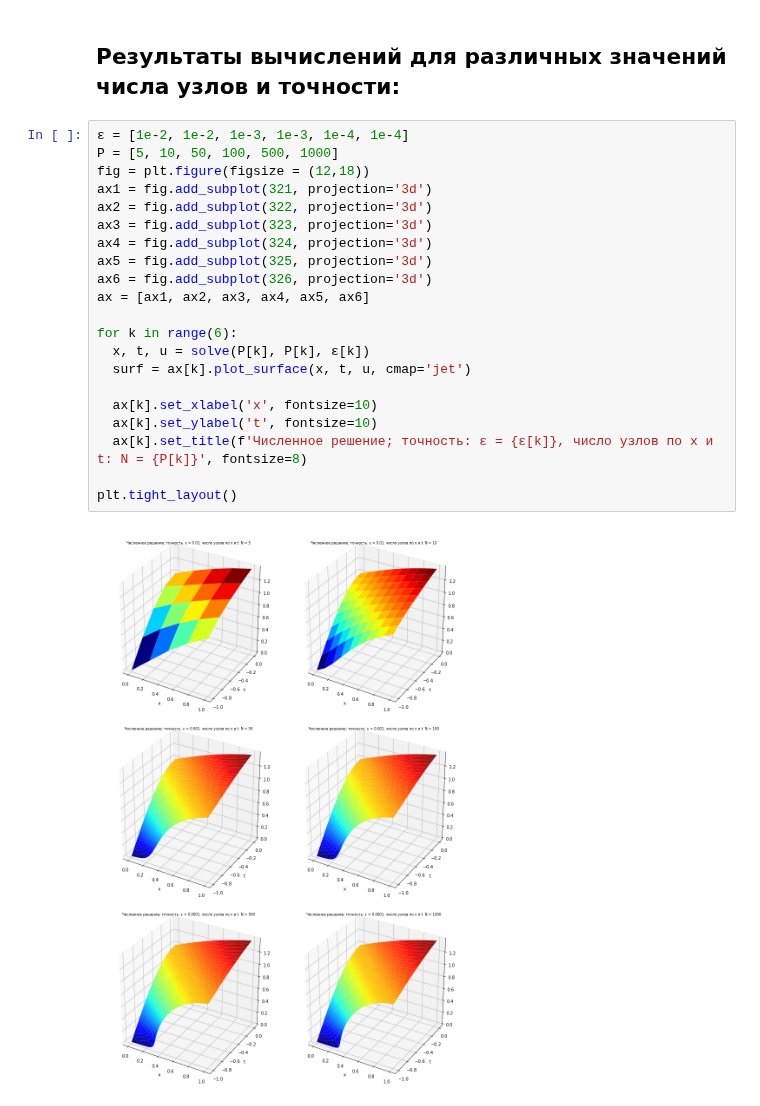
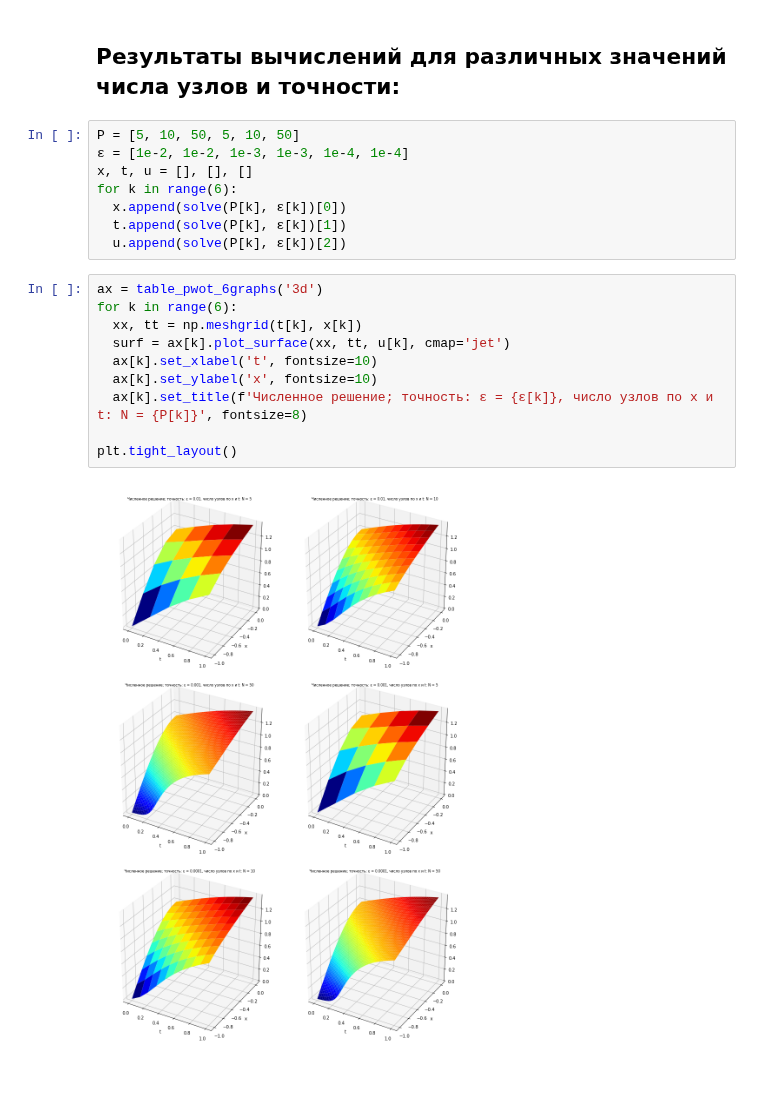
Before and after one commit to ctbip/omm-praki, a Jupyter notebook: OMM1_Styrov_28v.ipynb, the cells around one changed output. Drawn from its saved outputs; the diff is of its cells as text; blank space fills up the shorter version.

```diff
--- a/OMM1_Styrov_28v.ipynb
+++ b/OMM1_Styrov_28v.ipynb
@@ -135,26 +144,23 @@ def solve(N, M, ε):
 # %% [markdown]
 ## Результаты вычислений для различных значений числа узлов и точности:
+# %%
+P = [5, 10, 50, 5, 10, 50]
+ε = [1e-2, 1e-2, 1e-3, 1e-3, 1e-4, 1e-4]
+x, t, u = [], [], []
+for k in range(6):
+  x.append(solve(P[k], ε[k])[0])
+  t.append(solve(P[k], ε[k])[1])
+  u.append(solve(P[k], ε[k])[2])
 # %%
-ε = [1e-2, 1e-2, 1e-3, 1e-3, 1e-4, 1e-4]
-P = [5, 10, 50, 100, 500, 1000]
-fig = plt.figure(figsize = (12,18))
-ax1 = fig.add_subplot(321, projection='3d')
-ax2 = fig.add_subplot(322, projection='3d')
-ax3 = fig.add_subplot(323, projection='3d')
-ax4 = fig.add_subplot(324, projection='3d')
-ax5 = fig.add_subplot(325, projection='3d')
-ax6 = fig.add_subplot(326, projection='3d')
-ax = [ax1, ax2, ax3, ax4, ax5, ax6]
-
+ax = table_pwot_6graphs('3d')
 for k in range(6):
-  x, t, u = solve(P[k], P[k], ε[k])
-  surf = ax[k].plot_surface(x, t, u, cmap='jet')
-
-  ax[k].set_xlabel('x', fontsize=10)
-  ax[k].set_ylabel('t', fontsize=10)
+  xx, tt = np.meshgrid(t[k], x[k])
+  surf = ax[k].plot_surface(xx, tt, u[k], cmap='jet')
+  ax[k].set_xlabel('t', fontsize=10)
+  ax[k].set_ylabel('x', fontsize=10)
   ax[k].set_title(f'Численное решение; точность: ε = {ε[k]}, число узлов по x и t: N = {P[k]}', fontsize=8)
 
 plt.tight_layout()
 # %% [output]
-[figure, old version]
+[figure, new version]
 # %%
```
Also changed, not shown: parts of 3 cells of this notebook.
